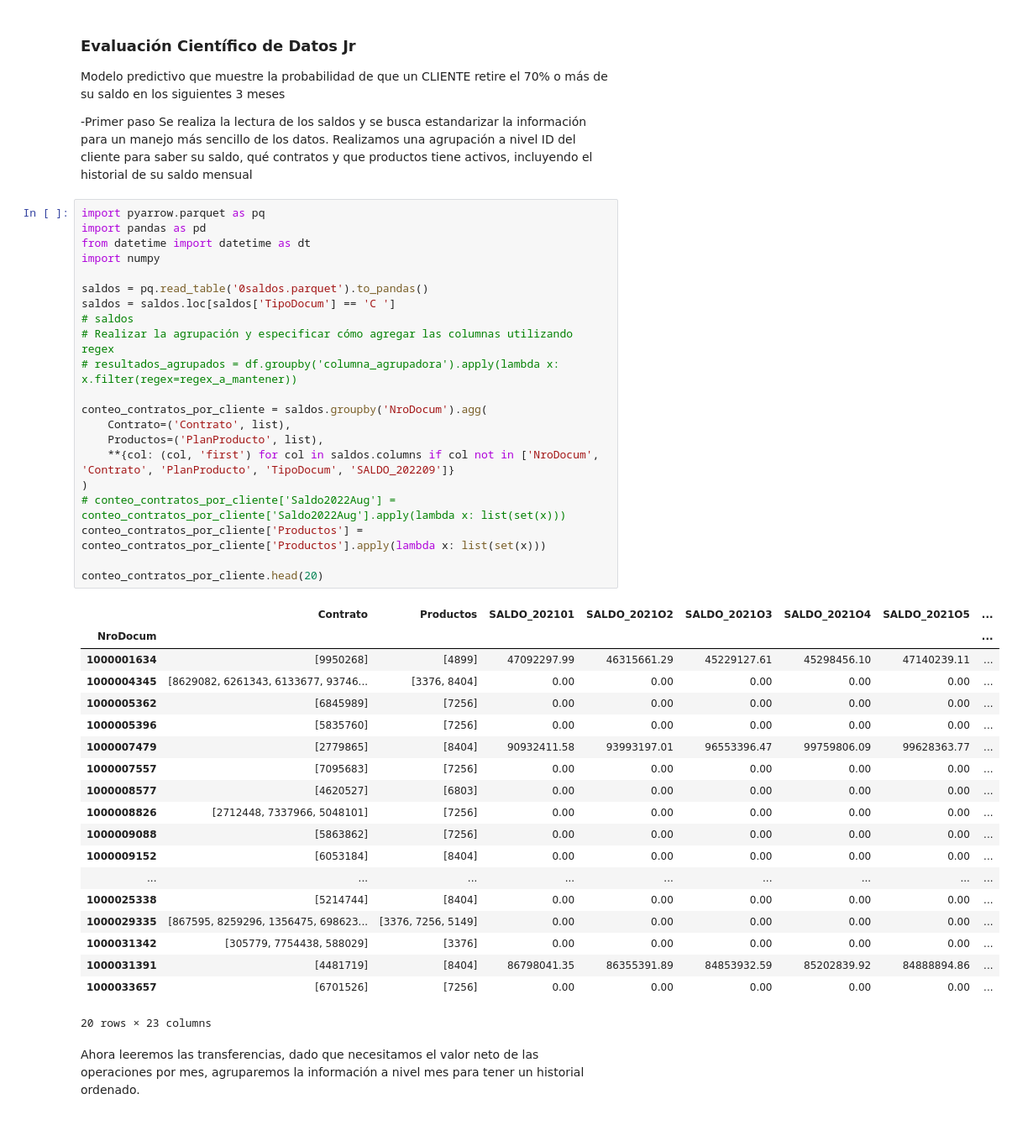
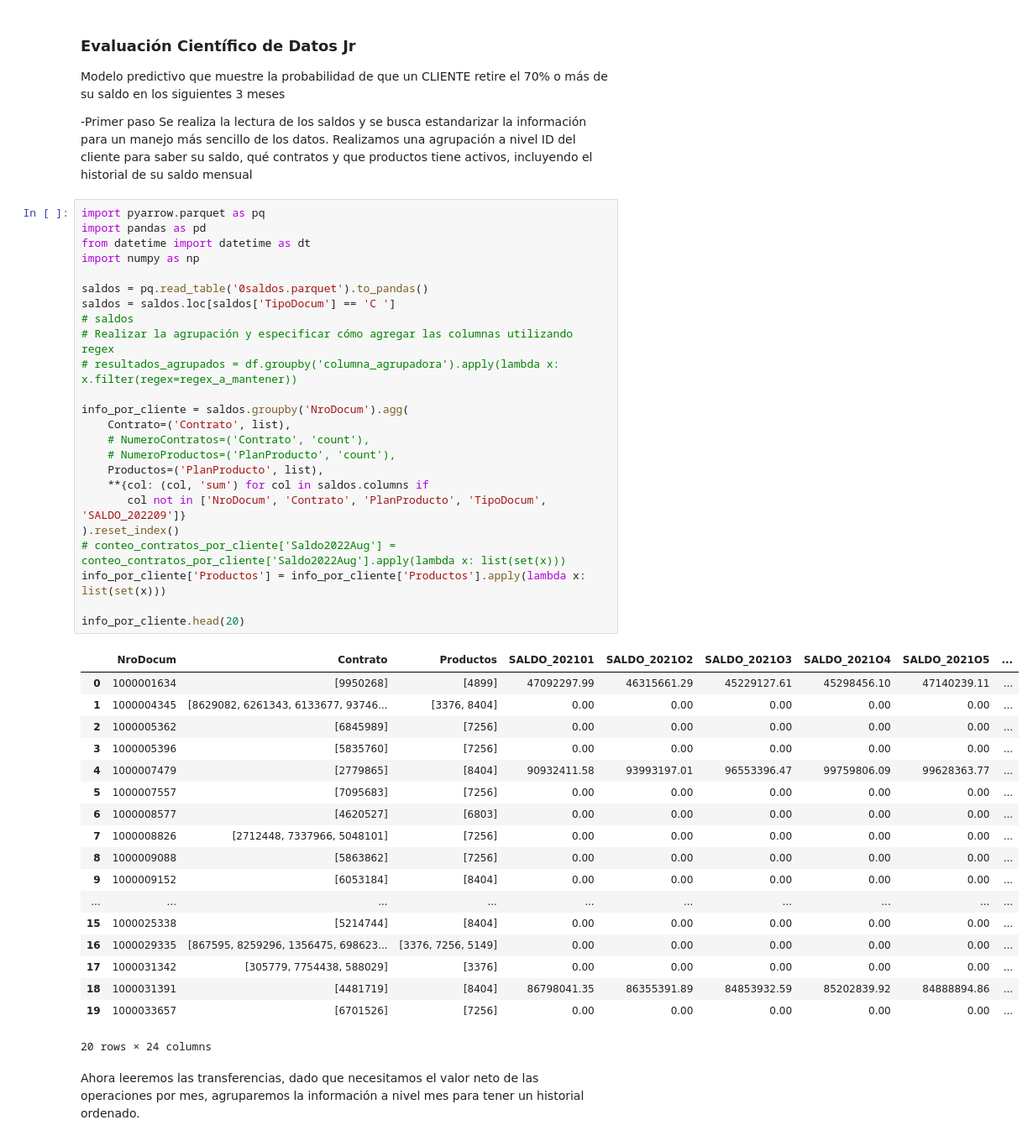
Before and after one commit to LER-Artema/skandia, a Jupyter notebook: skandia/modelo_predictivo.ipynb, the cells around one changed output. Shown at 84% size. Cells and saved outputs as stored; diff of their text form.

```diff
--- a/skandia/modelo_predictivo.ipynb
+++ b/skandia/modelo_predictivo.ipynb
@@ -10,44 +10,46 @@ Realizamos una agrupación a nivel ID del cliente para saber su saldo, qué cont
 # %%
 import pyarrow.parquet as pq
 import pandas as pd
 from datetime import datetime as dt
-import numpy
+import numpy as np
 
 saldos = pq.read_table('0saldos.parquet').to_pandas()
 saldos = saldos.loc[saldos['TipoDocum'] == 'C ']
 # saldos
 # Realizar la agrupación y especificar cómo agregar las columnas utilizando regex
 # resultados_agrupados = df.groupby('columna_agrupadora').apply(lambda x: x.filter(regex=regex_a_mantener))
 
-conteo_contratos_por_cliente = saldos.groupby('NroDocum').agg(
+info_por_cliente = saldos.groupby('NroDocum').agg(
     Contrato=('Contrato', list),
+    # NumeroContratos=('Contrato', 'count'),
+    # NumeroProductos=('PlanProducto', 'count'),
     Productos=('PlanProducto', list),
-    **{col: (col, 'first') for col in saldos.columns if col not in ['NroDocum', 'Contrato', 'PlanProducto', 'TipoDocum', 'SALDO_202209']}
-)
+    **{col: (col, 'sum') for col in saldos.columns if
+       col not in ['NroDocum', 'Contrato', 'PlanProducto', 'TipoDocum', 'SALDO_202209']}
+).reset_index()
 # conteo_contratos_por_cliente['Saldo2022Aug'] = conteo_contratos_por_cliente['Saldo2022Aug'].apply(lambda x: list(set(x)))
-conteo_contratos_por_cliente['Productos'] = conteo_contratos_por_cliente['Productos'].apply(lambda x: list(set(x)))
+info_por_cliente['Productos'] = info_por_cliente['Productos'].apply(lambda x: list(set(x)))
 
-conteo_contratos_por_cliente.head(20)
+info_por_cliente.head(20)
 # %% [output]
-|  | Contrato | Productos | SALDO_202101 | SALDO_2021O2 | SALDO_2021O3 | SALDO_2021O4 | SALDO_2021O5 | ... |
-| NroDocum |  |  |  |  |  |  |  | ... |
-| 1000001634 | [9950268] | [4899] | 47092297.99 | 46315661.29 | 45229127.61 | 45298456.10 | 47140239.11 | ... |
-| 1000004345 | [8629082, 6261343, 6133677, 93746... | [3376, 8404] | 0.00 | 0.00 | 0.00 | 0.00 | 0.00 | ... |
-| 1000005362 | [6845989] | [7256] | 0.00 | 0.00 | 0.00 | 0.00 | 0.00 | ... |
-| 1000005396 | [5835760] | [7256] | 0.00 | 0.00 | 0.00 | 0.00 | 0.00 | ... |
-| 1000007479 | [2779865] | [8404] | 90932411.58 | 93993197.01 | 96553396.47 | 99759806.09 | 99628363.77 | ... |
-| 1000007557 | [7095683] | [7256] | 0.00 | 0.00 | 0.00 | 0.00 | 0.00 | ... |
-| 1000008577 | [4620527] | [6803] | 0.00 | 0.00 | 0.00 | 0.00 | 0.00 | ... |
-| 1000008826 | [2712448, 7337966, 5048101] | [7256] | 0.00 | 0.00 | 0.00 | 0.00 | 0.00 | ... |
-| 1000009088 | [5863862] | [7256] | 0.00 | 0.00 | 0.00 | 0.00 | 0.00 | ... |
-| 1000009152 | [6053184] | [8404] | 0.00 | 0.00 | 0.00 | 0.00 | 0.00 | ... |
-| ... | ... | ... | ... | ... | ... | ... | ... | ... |
-| 1000025338 | [5214744] | [8404] | 0.00 | 0.00 | 0.00 | 0.00 | 0.00 | ... |
-| 1000029335 | [867595, 8259296, 1356475, 698623... | [3376, 7256, 5149] | 0.00 | 0.00 | 0.00 | 0.00 | 0.00 | ... |
-| 1000031342 | [305779, 7754438, 588029] | [3376] | 0.00 | 0.00 | 0.00 | 0.00 | 0.00 | ... |
-| 1000031391 | [4481719] | [8404] | 86798041.35 | 86355391.89 | 84853932.59 | 85202839.92 | 84888894.86 | ... |
-| 1000033657 | [6701526] | [7256] | 0.00 | 0.00 | 0.00 | 0.00 | 0.00 | ... |
+|  | NroDocum | Contrato | Productos | SALDO_202101 | SALDO_2021O2 | SALDO_2021O3 | SALDO_2021O4 | SALDO_2021O5 | ... |
+| 0 | 1000001634 | [9950268] | [4899] | 47092297.99 | 46315661.29 | 45229127.61 | 45298456.10 | 47140239.11 | ... |
+| 1 | 1000004345 | [8629082, 6261343, 6133677, 93746... | [3376, 8404] | 0.00 | 0.00 | 0.00 | 0.00 | 0.00 | ... |
+| 2 | 1000005362 | [6845989] | [7256] | 0.00 | 0.00 | 0.00 | 0.00 | 0.00 | ... |
+| 3 | 1000005396 | [5835760] | [7256] | 0.00 | 0.00 | 0.00 | 0.00 | 0.00 | ... |
+| 4 | 1000007479 | [2779865] | [8404] | 90932411.58 | 93993197.01 | 96553396.47 | 99759806.09 | 99628363.77 | ... |
+| 5 | 1000007557 | [7095683] | [7256] | 0.00 | 0.00 | 0.00 | 0.00 | 0.00 | ... |
+| 6 | 1000008577 | [4620527] | [6803] | 0.00 | 0.00 | 0.00 | 0.00 | 0.00 | ... |
+| 7 | 1000008826 | [2712448, 7337966, 5048101] | [7256] | 0.00 | 0.00 | 0.00 | 0.00 | 0.00 | ... |
+| 8 | 1000009088 | [5863862] | [7256] | 0.00 | 0.00 | 0.00 | 0.00 | 0.00 | ... |
+| 9 | 1000009152 | [6053184] | [8404] | 0.00 | 0.00 | 0.00 | 0.00 | 0.00 | ... |
+| ... | ... | ... | ... | ... | ... | ... | ... | ... | ... |
+| 15 | 1000025338 | [5214744] | [8404] | 0.00 | 0.00 | 0.00 | 0.00 | 0.00 | ... |
+| 16 | 1000029335 | [867595, 8259296, 1356475, 698623... | [3376, 7256, 5149] | 0.00 | 0.00 | 0.00 | 0.00 | 0.00 | ... |
+| 17 | 1000031342 | [305779, 7754438, 588029] | [3376] | 0.00 | 0.00 | 0.00 | 0.00 | 0.00 | ... |
+| 18 | 1000031391 | [4481719] | [8404] | 86798041.35 | 86355391.89 | 84853932.59 | 85202839.92 | 84888894.86 | ... |
+| 19 | 1000033657 | [6701526] | [7256] | 0.00 | 0.00 | 0.00 | 0.00 | 0.00 | ... |
-20 rows × 23 columns
+20 rows × 24 columns
 # %% [markdown]
 Ahora leeremos las transferencias, dado que necesitamos el valor neto de las operaciones por mes, agruparemos la información a nivel mes para tener un historial ordenado.
 # %%
```
Also changed, not shown: parts of 9 cells of this notebook.
